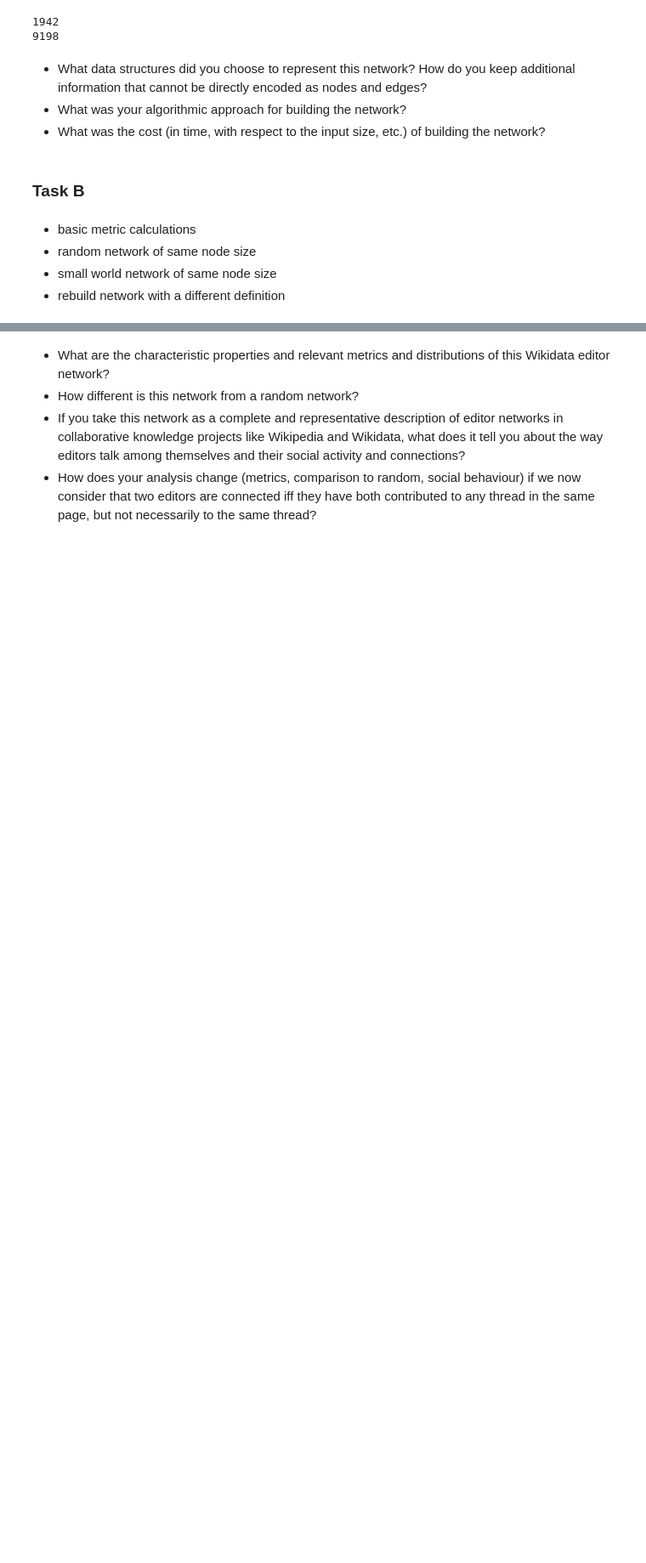
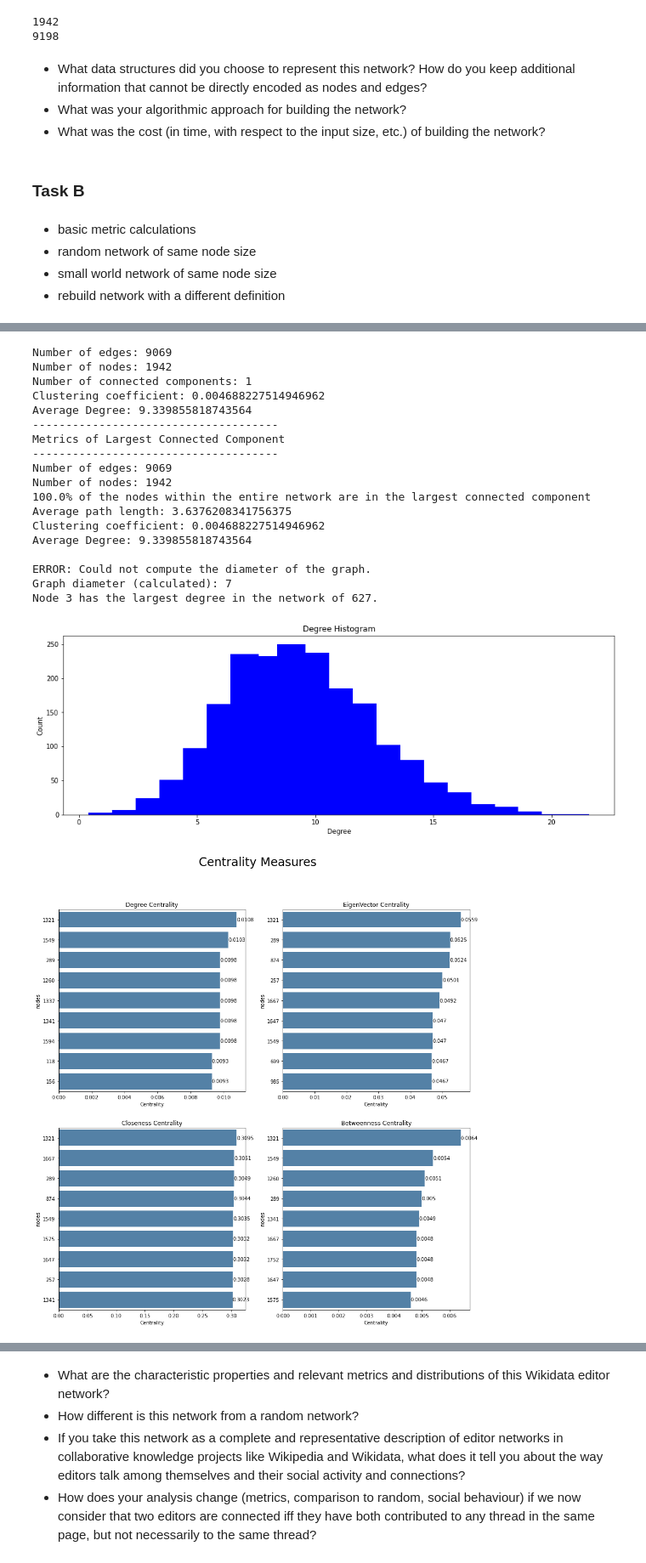
Before and after one commit to paul-gailey/NDA-CW-1, a Jupyter notebook: notebook.ipynb, the cells around one changed output, grey strips where cells are left out. Shown at 85% size. Cells and saved outputs as stored; diff of their text form; code cells hidden in the pictures; blank space fills up the shorter version.

```diff
--- a/notebook.ipynb
+++ b/notebook.ipynb
@@ -258,2 +307,8 @@ AttributeError: module 'networkx' has no attribute 'Betweeness_centrality'
+# %%
+p = 9189 / (1942*1941/2)
+
+ER_graph = nx.erdos_renyi_graph(n=1942, p=p)
+WS_graph = nx.watts_strogatz_graph(n=1942, k=2, p=0.1)
+SF_graph = nx.Graph(nx.scale_free_graph(n=1942, delta_in=0, delta_out=0).to_undirected())
 # %%
 print_graph_statistics(G)
@@ -276,0 +361,24 @@ Node 3 has the largest degree in the network of 627.
+# %%
+print_graph_statistics(ER_graph)
+centrality_measures(ER_graph)
+# %% [output]
+Number of edges: 9069
+Number of nodes: 1942
+Number of connected components: 1
+Clustering coefficient: 0.004688227514946962
+Average Degree: 9.339855818743564
+-------------------------------------
+Metrics of Largest Connected Component
+-------------------------------------
+Number of edges: 9069
+Number of nodes: 1942
+100.0% of the nodes within the entire network are in the largest connected component
+Average path length: 3.6376208341756375
+Clustering coefficient: 0.004688227514946962
+Average Degree: 9.339855818743564
+
+ERROR: Could not compute the diameter of the graph.
+Graph diameter (calculated): 7
+Node 3 has the largest degree in the network of 627.
+[figure, added]
+[figure, added]
```
Also changed, not shown: parts of 31 cells of this notebook, 1 other file.
